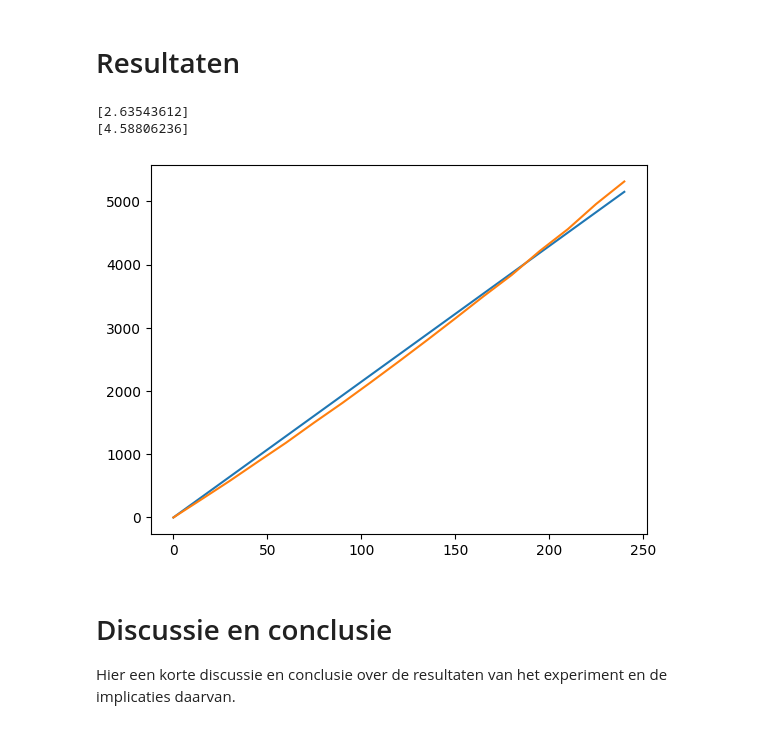
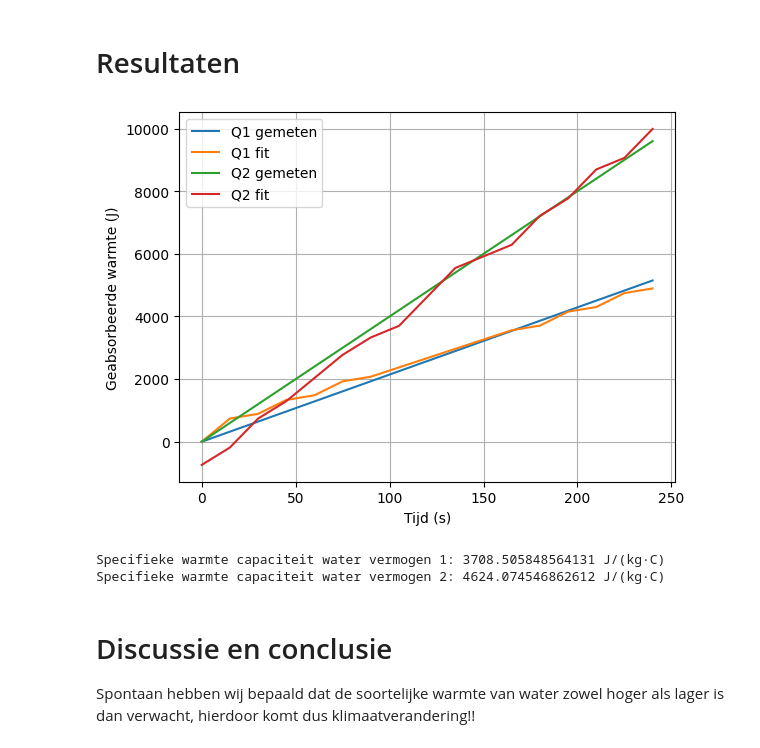
Before and after one commit to Peppertje/Thermolab-TN-L-P, a Jupyter notebook: Content/Labs/cwater.ipynb, the cells around one changed output. Cells and saved outputs as stored; diff of their text form; code cells hidden in the pictures.

```diff
--- a/Content/Labs/cwater.ipynb
+++ b/Content/Labs/cwater.ipynb
@@ -74,22 +69,3 @@ Het handig om de thermometer en de weerstand in het water te doen en wachten tot
 import numpy as np
 import matplotlib.pyplot as plt
 from scipy.optimize import curve_fit
-t = np.linspace(0, 240, 17)
-Q_1 = 14.4*1.49*t
-Q_2 = 40*t
-data_T1 = np.array([17.7,18.2, 18.3, 18.6, 18.7, 19 ,19.1 ,19.3 ,19.5, 19.7 ,19.9 ,20.1 ,20.2 ,20.5, 20.6, 20.9 ,21])
-data_T2 = np.array([17.3, 17.6, 18.1, 18.4, 18.8, 19.2, 19.5, 19.7, 20.2, 20.7, 20.9, 21.1, 21.6, 21.9, 22.4, 22.6, 23.1])
-def Fit_func(T, c):
-    return c*0.4*T*t
-val, cov = curve_fit(Fit_func, data_T1, Q_1)
-val1, cov1 = curve_fit(Fit_func, data_T2, Q_2)
-print(val)
-print(val1)
-plt.figure()
-plt.plot(t, Q_1)
-plt.plot(t, Fit_func(data_T1, val))
-plt.show()
-# %% [output]
-[2.63543612]
-[4.58806236]
-[figure, removed]
@@ -103,4 +72,37 @@ plt.show()
+# %%
+tijdsinterval = np.linspace(0, 240, 17) #t
+Q_1 = (14.4*1.49)*tijdsinterval #W/s
+Q_2 = 40*tijdsinterval #W/s
+data_T1 = np.array([17.7,18.2, 18.3, 18.6, 18.7, 19 ,19.1 ,19.3 ,19.5, 19.7 ,19.9 ,20.1 ,20.2 ,20.5, 20.6, 20.9 ,21]) #C
+data_T2 = np.array([17.3, 17.6, 18.1, 18.4, 18.8, 19.2, 19.5, 19.7, 20.2, 20.7, 20.9, 21.1, 21.6, 21.9, 22.4, 22.6, 23.1]) #C
+m= 0.4 #kg
+
+def Fit_func(T, c):
+    return c*m*(T-data_T1[0])
+val1, cov1 = curve_fit(Fit_func, data_T1, Q_1)
+val2, cov2 = curve_fit(Fit_func, data_T2, Q_2)
+
+plt.figure()
+
+plt.plot(tijdsinterval, Q_1)
+plt.plot(tijdsinterval, Fit_func(data_T1, val1))
+plt.plot(tijdsinterval, Q_2)
+plt.plot(tijdsinterval, Fit_func(data_T2, val2))
+
+plt.xlabel('Tijd (s)')
+plt.ylabel('Geabsorbeerde warmte (J)')
+plt.legend(['Q1 gemeten', 'Q1 fit', 'Q2 gemeten', 'Q2 fit'])
+plt.grid()
+
+plt.show()
+
+print(f"Specifieke warmte capaciteit water vermogen 1: {val1[0]} J/(kg·C)")
+print(f"Specifieke warmte capaciteit water vermogen 2: {val2[0]} J/(kg·C)")
+# %% [output]
+[figure, added]
+Specifieke warmte capaciteit water vermogen 1: 3708.505848564131 J/(kg·C)
+Specifieke warmte capaciteit water vermogen 2: 4624.074546862612 J/(kg·C)
 # %% [markdown]
 # Discussie en conclusie
 
-Hier een korte discussie en conclusie over de resultaten van het experiment en de implicaties daarvan.
+Spontaan hebben wij bepaald dat de soortelijke warmte van water zowel hoger als lager is dan verwacht, hierdoor komt dus klimaatverandering!!
```
Also changed, not shown: parts of 5 cells of this notebook, 5 other files.
